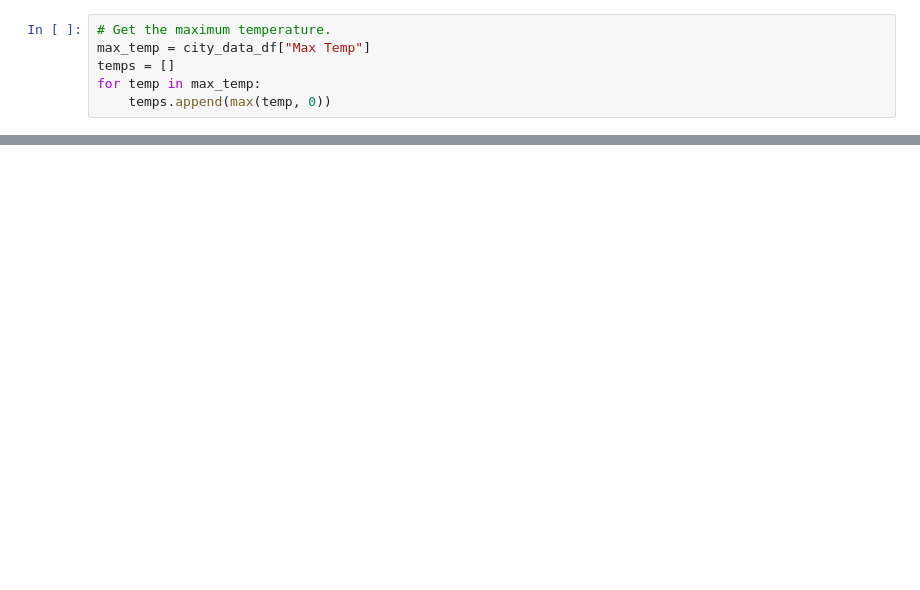
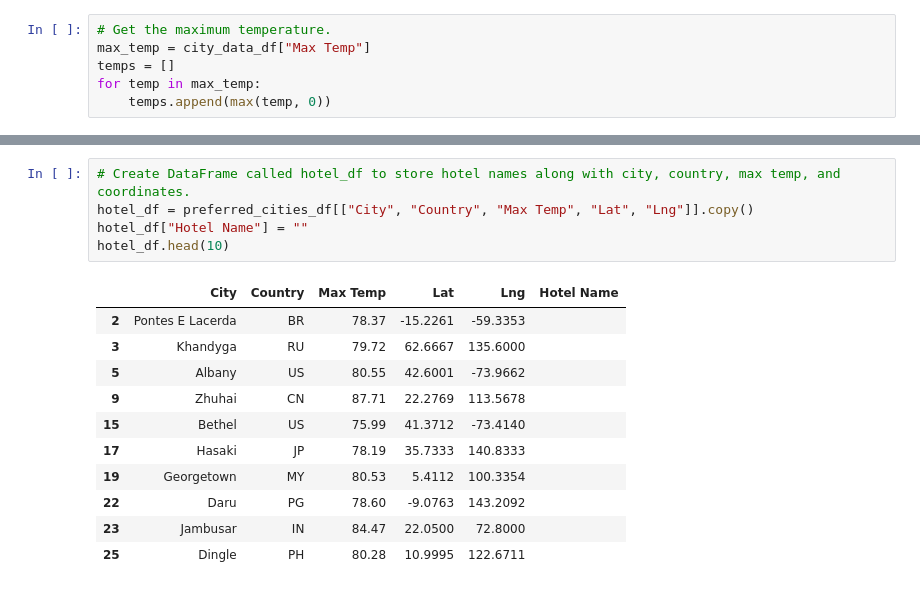
Before and after one commit to CaptCarmine/World_Weather_Analysis, a Jupyter notebook: VacationPy.ipynb, the cells around one changed output, grey strips where cells are left out. Drawn from its saved outputs; the diff is of its cells as text; blank space fills up the shorter version.

```diff
--- a/VacationPy.ipynb
+++ b/VacationPy.ipynb
@@ -111,0 +231,17 @@ heat_layer = gmaps.heatmap_layer(locations, weights=temps)
+# %%
+# Create DataFrame called hotel_df to store hotel names along with city, country, max temp, and coordinates.
+hotel_df = preferred_cities_df[["City", "Country", "Max Temp", "Lat", "Lng"]].copy()
+hotel_df["Hotel Name"] = ""
+hotel_df.head(10)
+# %% [output]
+|  | City | Country | Max Temp | Lat | Lng | Hotel Name |
+| 2 | Pontes E Lacerda | BR | 78.37 | -15.2261 | -59.3353 |  |
+| 3 | Khandyga | RU | 79.72 | 62.6667 | 135.6000 |  |
+| 5 | Albany | US | 80.55 | 42.6001 | -73.9662 |  |
+| 9 | Zhuhai | CN | 87.71 | 22.2769 | 113.5678 |  |
+| 15 | Bethel | US | 75.99 | 41.3712 | -73.4140 |  |
+| 17 | Hasaki | JP | 78.19 | 35.7333 | 140.8333 |  |
+| 19 | Georgetown | MY | 80.53 | 5.4112 | 100.3354 |  |
+| 22 | Daru | PG | 78.60 | -9.0763 | 143.2092 |  |
+| 23 | Jambusar | IN | 84.47 | 22.0500 | 72.8000 |  |
+| 25 | Dingle | PH | 80.28 | 10.9995 | 122.6711 |  |
```
Also changed, not shown: parts of 24 cells of this notebook.
